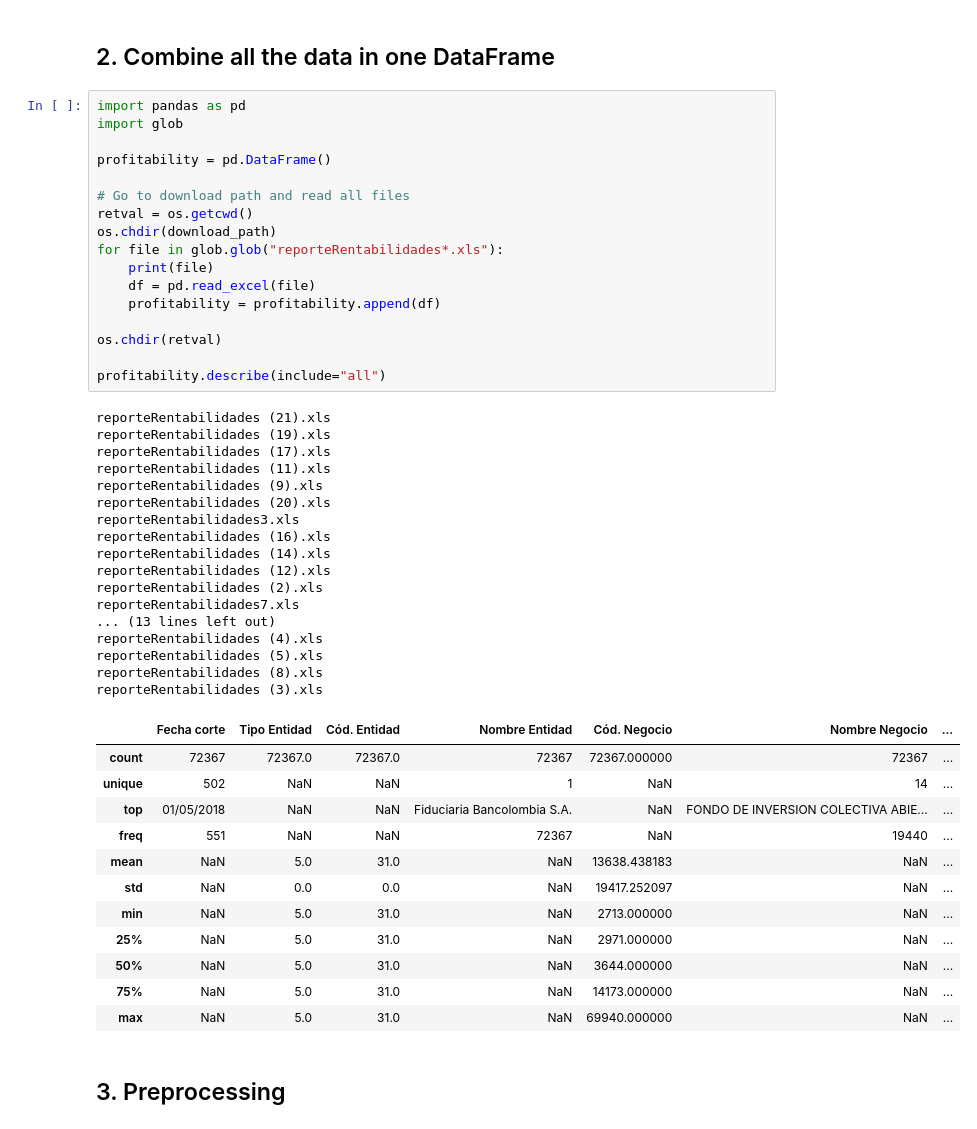
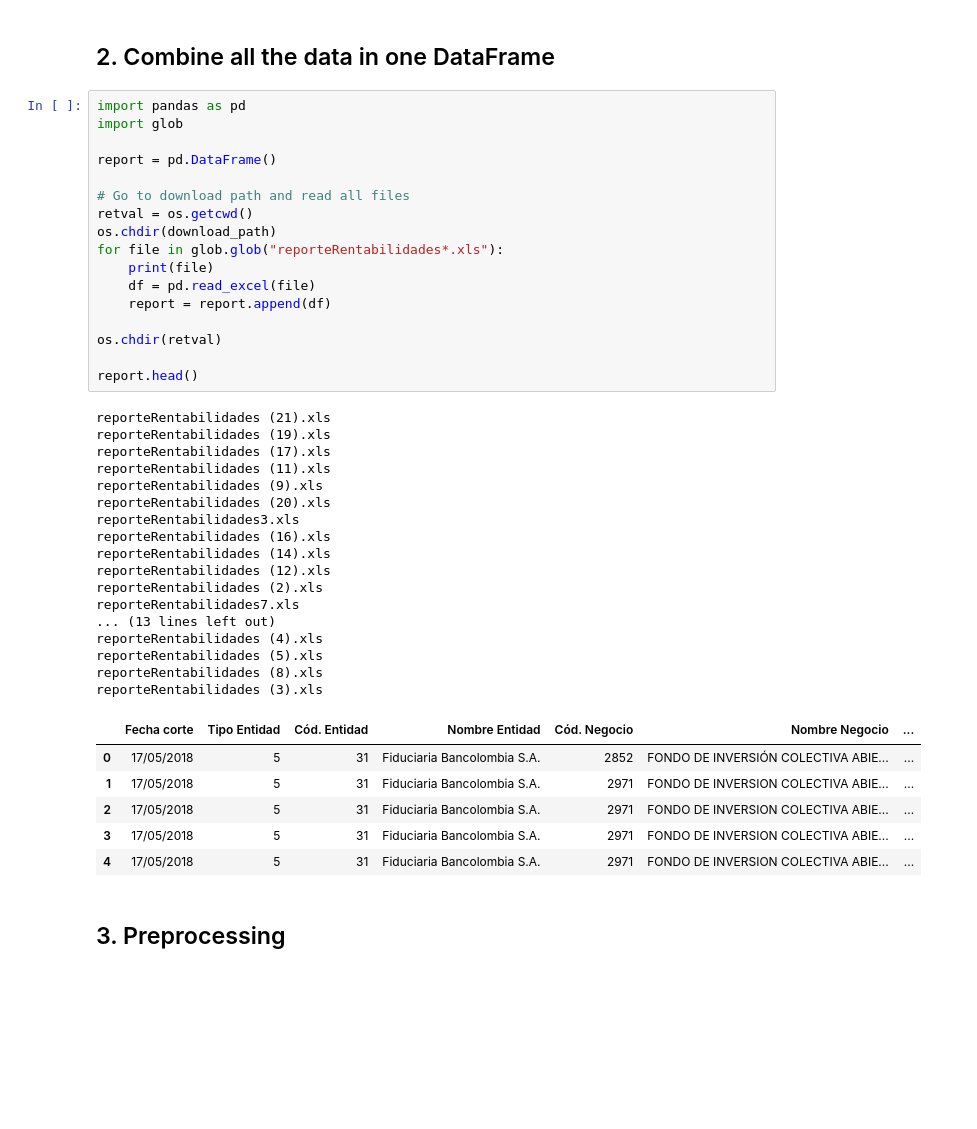
Before and after one commit to ingJSNA/machineLearning2018, a Jupyter notebook: Final Project/1 Data selection and preprocessing.ipynb, the cells around one changed output. Drawn from its saved outputs; the diff is of its cells as text; blank space fills up the shorter version.

```diff
--- a/Final Project/1 Data selection and preprocessing.ipynb
+++ b/Final Project/1 Data selection and preprocessing.ipynb
@@ -75,49 +75,43 @@ while(True):
 import pandas as pd
 import glob
 
-profitability = pd.DataFrame()
+report = pd.DataFrame()
 
 # Go to download path and read all files
 retval = os.getcwd()
 os.chdir(download_path)
 for file in glob.glob("reporteRentabilidades*.xls"):
     print(file)
     df = pd.read_excel(file)
-    profitability = profitability.append(df)
+    report = report.append(df)
 
 os.chdir(retval)
 
-profitability.describe(include="all")
+report.head()
 # %% [output]
 reporteRentabilidades (21).xls
 reporteRentabilidades (19).xls
 reporteRentabilidades (17).xls
 reporteRentabilidades (11).xls
 reporteRentabilidades (9).xls
 reporteRentabilidades (20).xls
 reporteRentabilidades3.xls
 reporteRentabilidades (16).xls
 reporteRentabilidades (14).xls
 reporteRentabilidades (12).xls
 reporteRentabilidades (2).xls
 reporteRentabilidades7.xls
 ... (13 lines left out)
 reporteRentabilidades (4).xls
 reporteRentabilidades (5).xls
 reporteRentabilidades (8).xls
 reporteRentabilidades (3).xls
 |  | Fecha corte | Tipo Entidad | Cód. Entidad | Nombre Entidad | Cód. Negocio | Nombre Negocio | ... |
-| count | 72367 | 72367.0 | 72367.0 | 72367 | 72367.000000 | 72367 | ... |
-| unique | 502 | NaN | NaN | 1 | NaN | 14 | ... |
-| top | 01/05/2018 | NaN | NaN | Fiduciaria Bancolombia S.A. | NaN | FONDO DE INVERSION COLECTIVA ABIE... | ... |
-| freq | 551 | NaN | NaN | 72367 | NaN | 19440 | ... |
-| mean | NaN | 5.0 | 31.0 | NaN | 13638.438183 | NaN | ... |
-| std | NaN | 0.0 | 0.0 | NaN | 19417.252097 | NaN | ... |
-| min | NaN | 5.0 | 31.0 | NaN | 2713.000000 | NaN | ... |
-| 25% | NaN | 5.0 | 31.0 | NaN | 2971.000000 | NaN | ... |
-| 50% | NaN | 5.0 | 31.0 | NaN | 3644.000000 | NaN | ... |
-| 75% | NaN | 5.0 | 31.0 | NaN | 14173.000000 | NaN | ... |
-| max | NaN | 5.0 | 31.0 | NaN | 69940.000000 | NaN | ... |
+| 0 | 17/05/2018 | 5 | 31 | Fiduciaria Bancolombia S.A. | 2852 | FONDO DE INVERSIÓN COLECTIVA ABIE... | ... |
+| 1 | 17/05/2018 | 5 | 31 | Fiduciaria Bancolombia S.A. | 2971 | FONDO DE INVERSION COLECTIVA ABIE... | ... |
+| 2 | 17/05/2018 | 5 | 31 | Fiduciaria Bancolombia S.A. | 2971 | FONDO DE INVERSION COLECTIVA ABIE... | ... |
+| 3 | 17/05/2018 | 5 | 31 | Fiduciaria Bancolombia S.A. | 2971 | FONDO DE INVERSION COLECTIVA ABIE... | ... |
+| 4 | 17/05/2018 | 5 | 31 | Fiduciaria Bancolombia S.A. | 2971 | FONDO DE INVERSION COLECTIVA ABIE... | ... |
 # %% [markdown]
 ## 3. Preprocessing
 # %%
```
Also changed, not shown: parts of 4 cells of this notebook, 1 other file.
